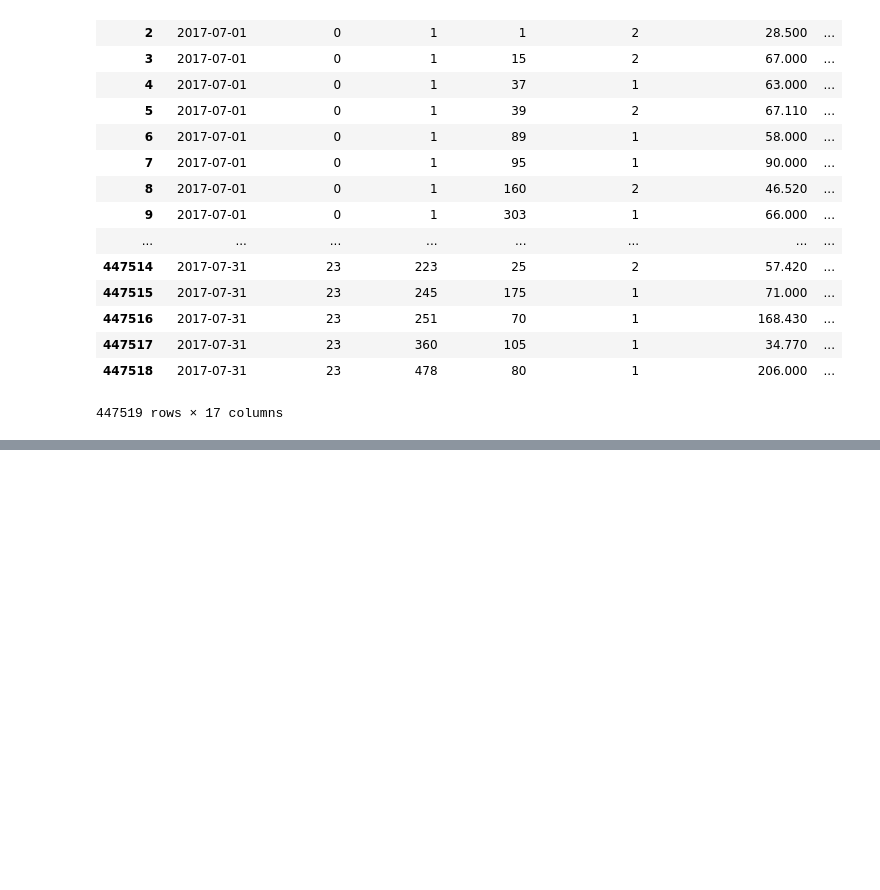
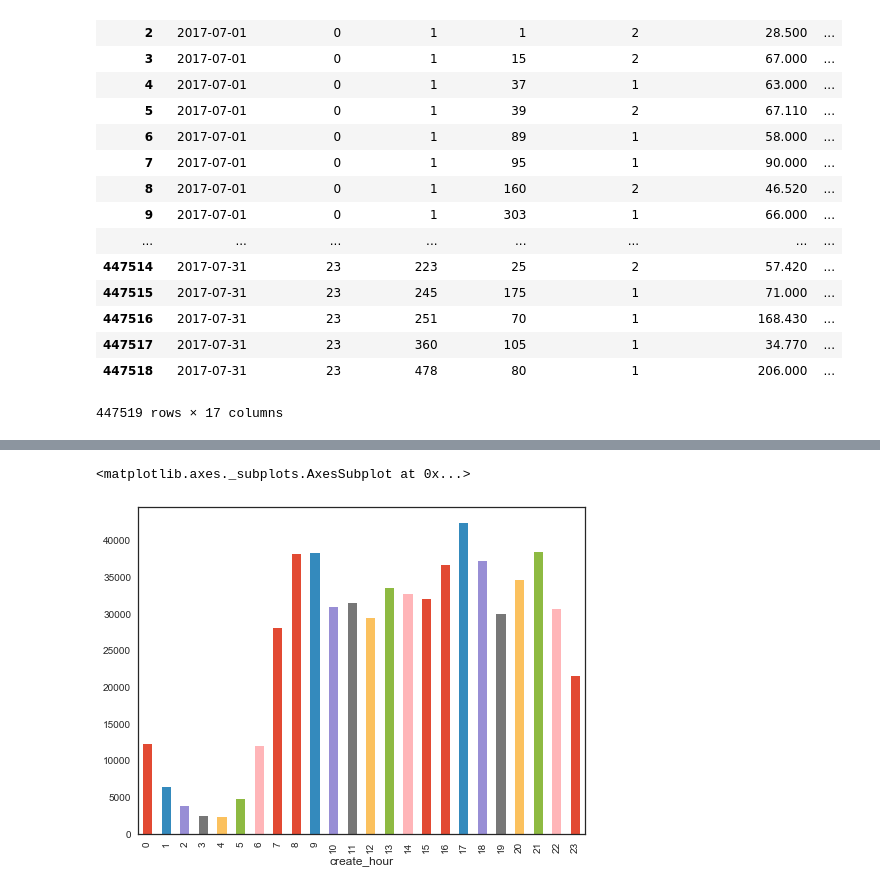
Before and after one commit to dereksjtu/UAI-Cup, a Jupyter notebook: code/FE1_UAI.ipynb, the cells around one changed output, grey strips where cells are left out. Cells and saved outputs as stored; diff of their text form; code cells hidden in the pictures; blank space fills up the shorter version.

```diff
--- a/code/FE1_UAI.ipynb
+++ b/code/FE1_UAI.ipynb
@@ -189,5 +189,3 @@ coord_jul
 | 447517 | 2017-07-31 | 23 | 360 | 105 | 1 | 34.770 | ... |
 | 447518 | 2017-07-31 | 23 | 478 | 80 | 1 | 206.000 | ... |
 447519 rows × 17 columns
-# %%
-holiday['date'] = pd.to_datetime(holiday['date'])
@@ -212,0 +194,5 @@ Name: date, dtype: datetime64[ns]
+# %%
+holiday['create_date'] = pd.to_datetime(holiday['create_date'])
+coord_jul['create_date'] = pd.to_datetime(coord_jul['create_date'])
+coord_jul = pd.merge(coord_jul,holiday,on='create_date',how='left')
+coord_jul
@@ -212,0 +218,5 @@ Name: date, dtype: datetime64[ns]
+# %%
+coord_jul.groupby('create_hour')['demand_count'].sum().plot(kind='bar')
+# %% [output]
+<matplotlib.axes._subplots.AxesSubplot at 0x...>
+[figure, added]
```
Also changed, not shown: parts of 10 cells of this notebook, 1 other file.
